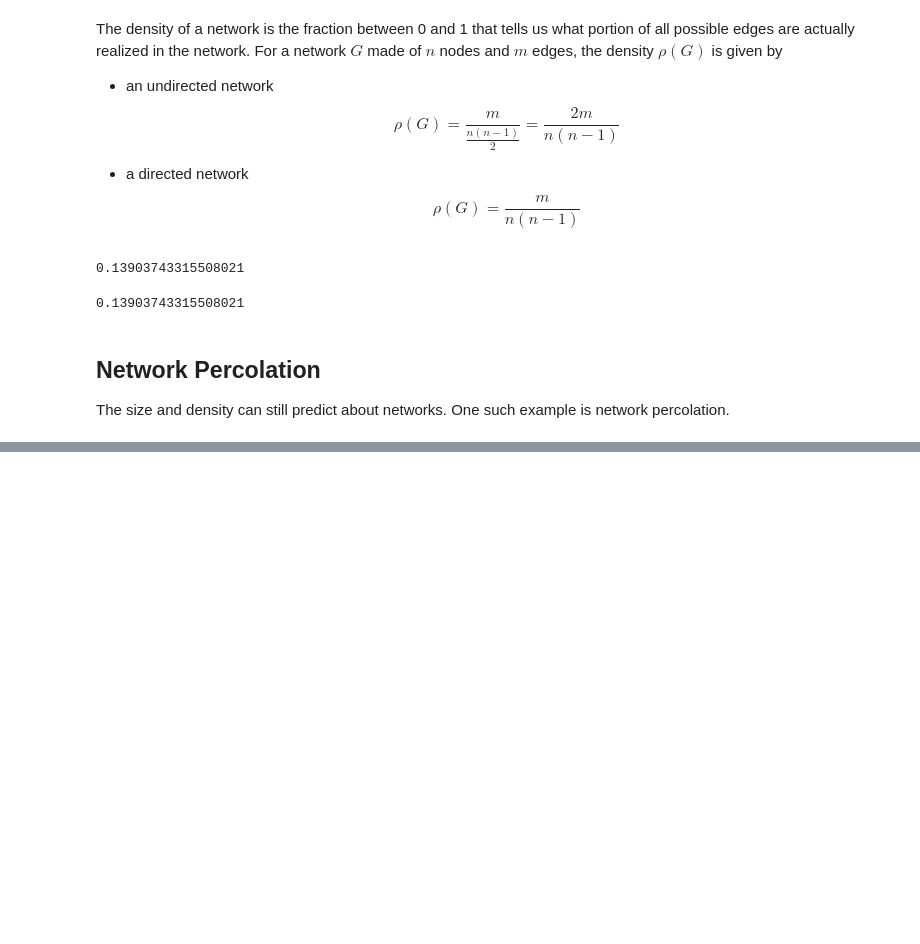
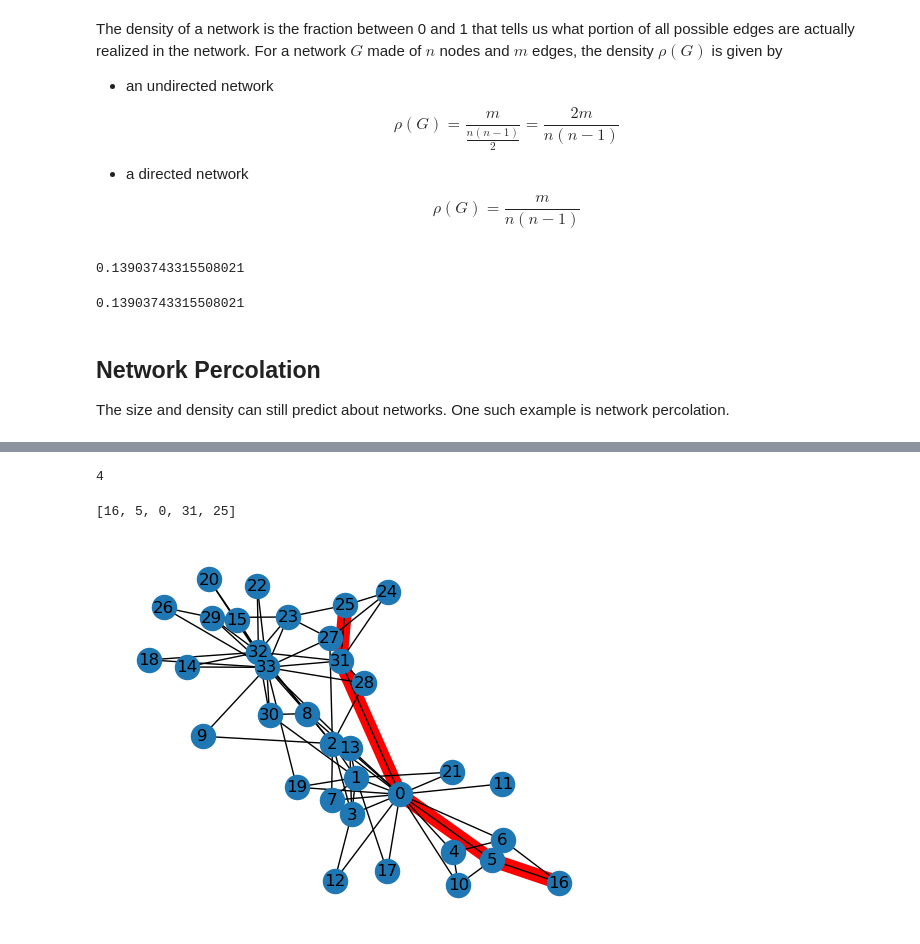
Before and after one commit to OrnlyP63/complex-model, a Jupyter notebook: Network-analysis-1.ipynb, the cells around one changed output, grey strips where cells are left out. Saved outputs shown, nothing was run; the diff lists cells and outputs as text; code cells hidden in the pictures; blank space fills up the shorter version.

```diff
--- a/Network-analysis-1.ipynb
+++ b/Network-analysis-1.ipynb
@@ -70,0 +81,20 @@ plt.show()
+# %%
+g = nx.karate_club_graph()
+nx.shortest_path_length(g, 16, 25)
+# %% [output]
+4
+# %%
+nx.shortest_path(g, 16, 25)
+# %% [output]
+[16, 5, 0, 31, 25]
+# %%
+g = nx.karate_club_graph()
+positions = nx.spring_layout(g)
+
+path = nx.shortest_path(g, 16, 25)
+edges = [(path[i], path[i+1]) for i in range(len(path) - 1)]
+nx.draw_networkx_edges(g, positions, edgelist = edges, edge_color = 'r', width = 10)
+nx.draw(g, positions, with_labels = True)
+plt.show()
+# %% [output]
+[figure, added]
```
Also changed, not shown: parts of 19 cells of this notebook.
